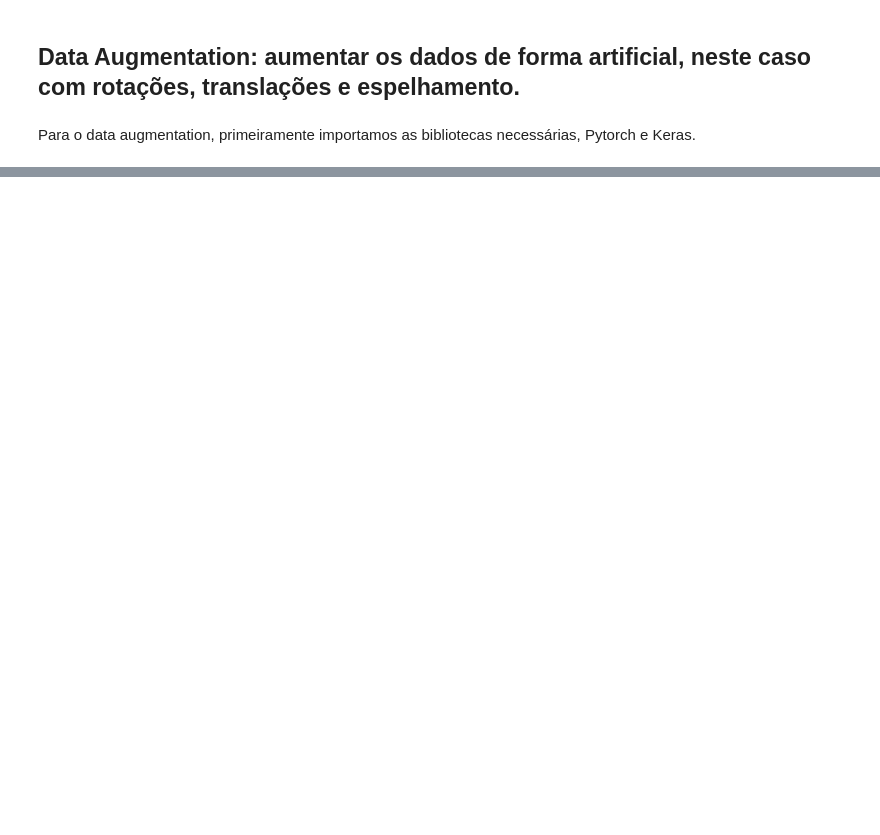
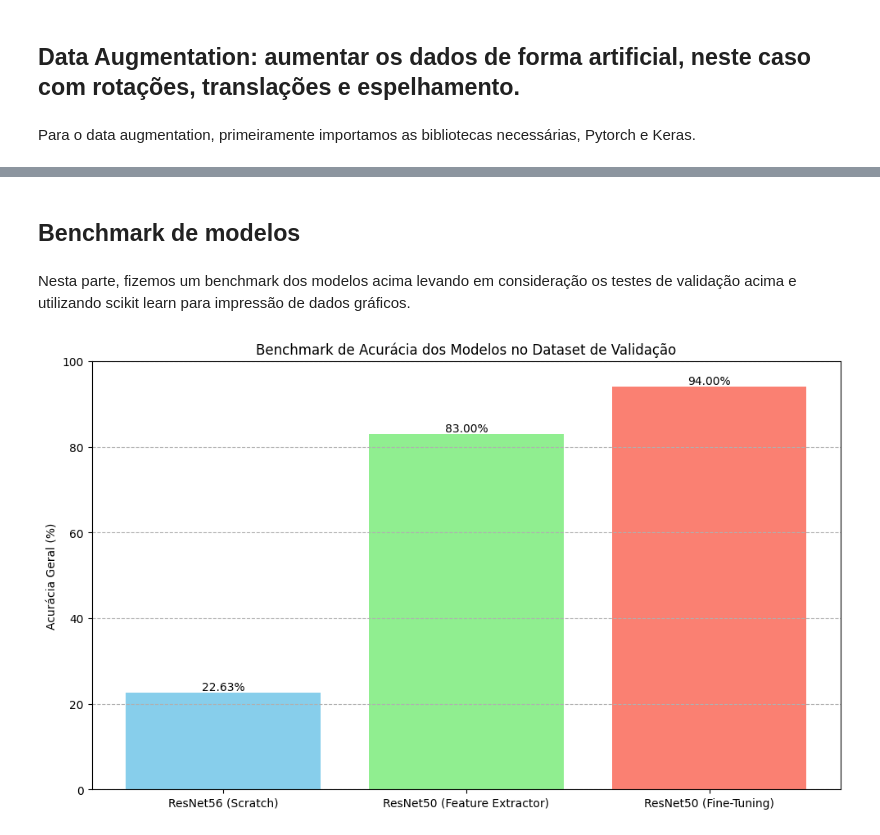
Before and after one commit to matheuslemesam/Bird_Detection-DL, a Jupyter notebook: Bird_Detection.ipynb, the cells around one changed output, grey strips where cells are left out. Saved outputs shown, nothing was run; the diff lists cells and outputs as text; code cells hidden in the pictures; blank space fills up the shorter version.

```diff
--- a/Bird_Detection.ipynb
+++ b/Bird_Detection.ipynb
@@ -345,0 +2016,32 @@ def effnetv2_l(**kwargs):
+# %% [markdown]
+## **Benchmark de modelos**
+# %% [markdown]
+Nesta parte, fizemos um benchmark dos modelos acima levando em consideração os testes de validação acima e utilizando scikit learn para impressão de dados gráficos.
+# %%
+import matplotlib.pyplot as plt
+import numpy as np
+
+accuracy_resnet56_scratch = 22.63
+accuracy_resnet50_fe = 83.00
+accuracy_resnet50_ft = 94.00
+
+
+models = ['ResNet56 (Scratch)', 'ResNet50 (Feature Extractor)', 'ResNet50 (Fine-Tuning)']
+accuracies = [accuracy_resnet56_scratch, accuracy_resnet50_fe, accuracy_resnet50_ft]
+
+plt.figure(figsize=(10, 6))
+bars = plt.bar(models, accuracies, color=['skyblue', 'lightgreen', 'salmon'])
+
+for bar in bars:
+    yval = bar.get_height()
+    plt.text(bar.get_x() + bar.get_width()/2.0, yval, f'{yval:.2f}%', va='bottom', ha='center')
+
+plt.ylim(0, 100)
+plt.ylabel('Acurácia Geral (%)')
+plt.title('Benchmark de Acurácia dos Modelos no Dataset de Validação')
+plt.xticks(rotation=0)
+plt.grid(axis='y', linestyle='--')
+plt.tight_layout()
+plt.show()
+# %% [output]
+[figure, added]
```
Also changed, not shown: parts of 45 cells of this notebook.
